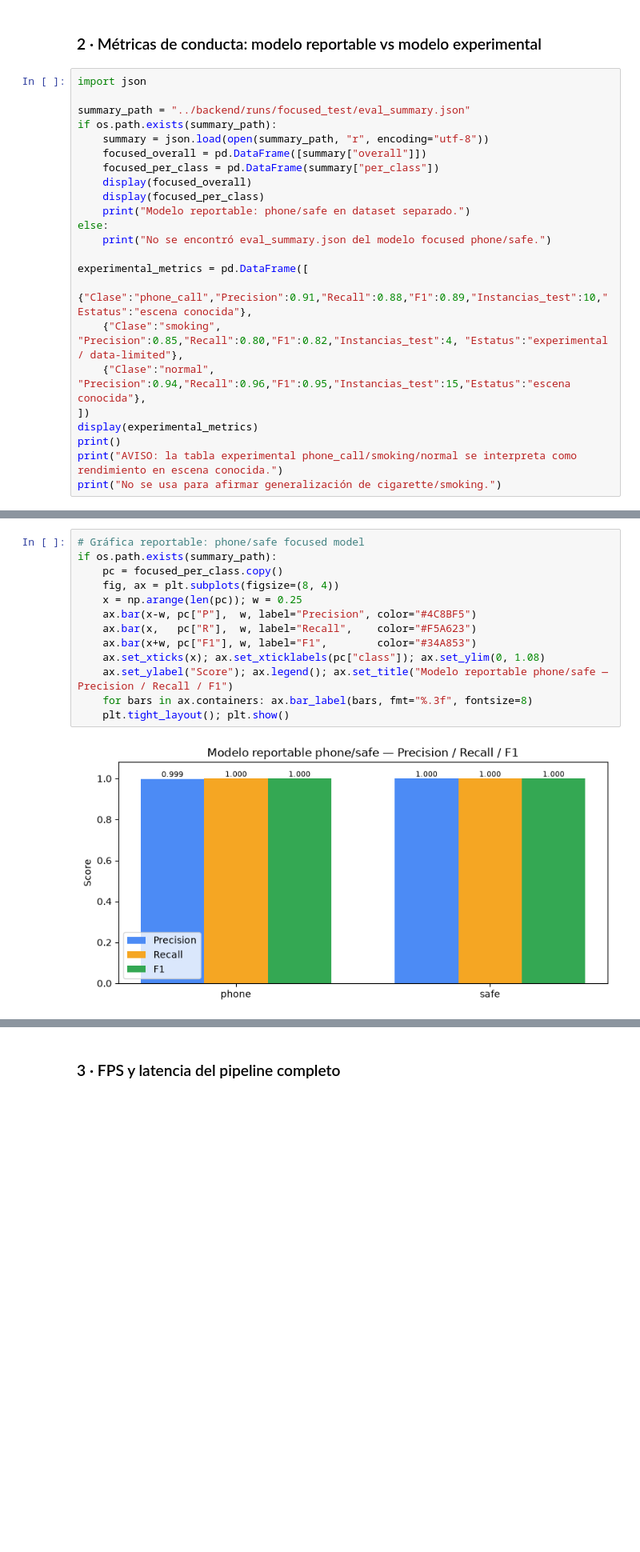
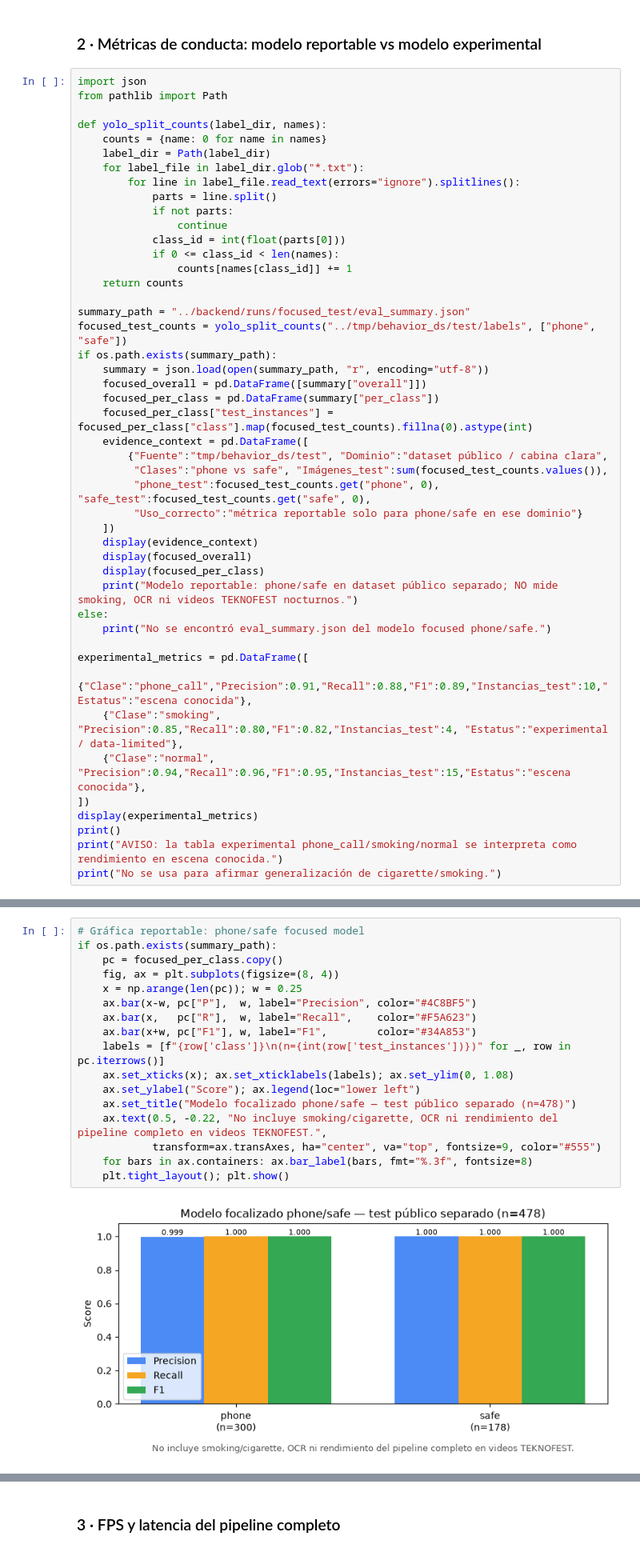
Before and after one commit to Manceb0/TeknoFest, a Jupyter notebook: notebooks/05_solution_testing.ipynb, the cells around one changed output, grey strips where cells are left out. Shown at 80% size. Cells and saved outputs as stored; diff of their text form; blank space fills up the shorter version.

```diff
--- a/notebooks/05_solution_testing.ipynb
+++ b/notebooks/05_solution_testing.ipynb
@@ -30,15 +30,38 @@ YOLOv8x/YOLOv8s se reportan como referencia de capacidad; el test automático de
 ### 2 · Métricas de conducta: modelo reportable vs modelo experimental
 # %%
 import json
+from pathlib import Path
+
+def yolo_split_counts(label_dir, names):
+    counts = {name: 0 for name in names}
+    label_dir = Path(label_dir)
+    for label_file in label_dir.glob("*.txt"):
+        for line in label_file.read_text(errors="ignore").splitlines():
+            parts = line.split()
+            if not parts:
+                continue
+            class_id = int(float(parts[0]))
+            if 0 <= class_id < len(names):
+                counts[names[class_id]] += 1
+    return counts
 
 summary_path = "../backend/runs/focused_test/eval_summary.json"
+focused_test_counts = yolo_split_counts("../tmp/behavior_ds/test/labels", ["phone", "safe"])
 if os.path.exists(summary_path):
     summary = json.load(open(summary_path, "r", encoding="utf-8"))
     focused_overall = pd.DataFrame([summary["overall"]])
     focused_per_class = pd.DataFrame(summary["per_class"])
+    focused_per_class["test_instances"] = focused_per_class["class"].map(focused_test_counts).fillna(0).astype(int)
+    evidence_context = pd.DataFrame([
+        {"Fuente":"tmp/behavior_ds/test", "Dominio":"dataset público / cabina clara",
+         "Clases":"phone vs safe", "Imágenes_test":sum(focused_test_counts.values()),
+         "phone_test":focused_test_counts.get("phone", 0), "safe_test":focused_test_counts.get("safe", 0),
+         "Uso_correcto":"métrica reportable solo para phone/safe en ese dominio"}
+    ])
+    display(evidence_context)
     display(focused_overall)
     display(focused_per_class)
-    print("Modelo reportable: phone/safe en dataset separado.")
+    print("Modelo reportable: phone/safe en dataset público separado; NO mide smoking, OCR ni videos TEKNOFEST nocturnos.")
 else:
     print("No se encontró eval_summary.json del modelo focused phone/safe.")
 
@@ -67,16 +99,20 @@ No se usa para afirmar generalización de cigarette/smoking.
 # %%
 # Gráfica reportable: phone/safe focused model
 if os.path.exists(summary_path):
     pc = focused_per_class.copy()
     fig, ax = plt.subplots(figsize=(8, 4))
     x = np.arange(len(pc)); w = 0.25
     ax.bar(x-w, pc["P"],  w, label="Precision", color="#4C8BF5")
     ax.bar(x,   pc["R"],  w, label="Recall",    color="#F5A623")
     ax.bar(x+w, pc["F1"], w, label="F1",        color="#34A853")
-    ax.set_xticks(x); ax.set_xticklabels(pc["class"]); ax.set_ylim(0, 1.08)
-    ax.set_ylabel("Score"); ax.legend(); ax.set_title("Modelo reportable phone/safe — Precision / Recall / F1")
+    labels = [f"{row['class']}\n(n={int(row['test_instances'])})" for _, row in pc.iterrows()]
+    ax.set_xticks(x); ax.set_xticklabels(labels); ax.set_ylim(0, 1.08)
+    ax.set_ylabel("Score"); ax.legend(loc="lower left")
+    ax.set_title("Modelo focalizado phone/safe — test público separado (n=478)")
+    ax.text(0.5, -0.22, "No incluye smoking/cigarette, OCR ni rendimiento del pipeline completo en videos TEKNOFEST.",
+            transform=ax.transAxes, ha="center", va="top", fontsize=9, color="#555")
     for bars in ax.containers: ax.bar_label(bars, fmt="%.3f", fontsize=8)
     plt.tight_layout(); plt.show()
 # %% [output]
-[figure, old version]
+[figure, new version]
 # %% [markdown]
```
Also changed, not shown: parts of 5 cells of this notebook, 17 other files.
